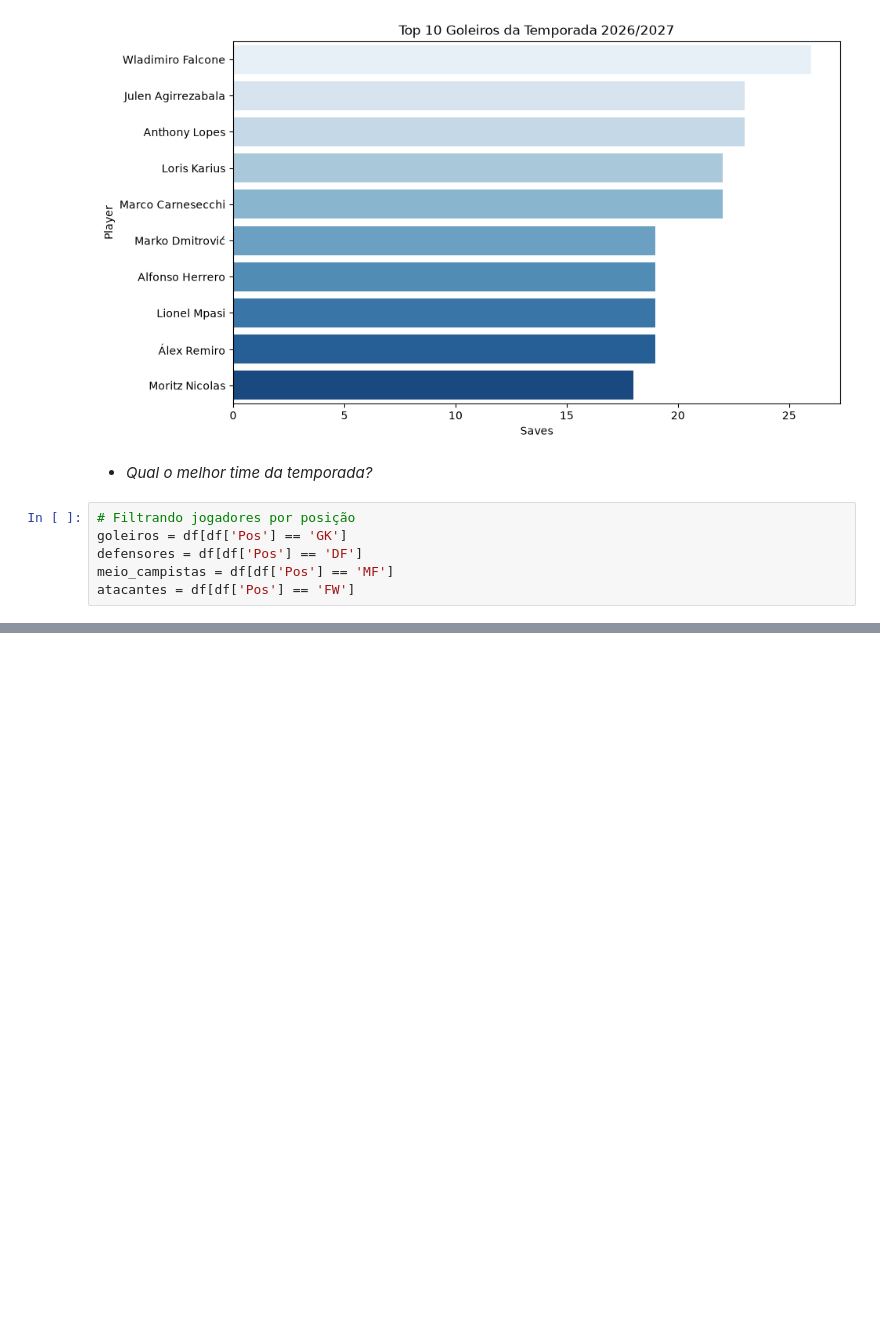
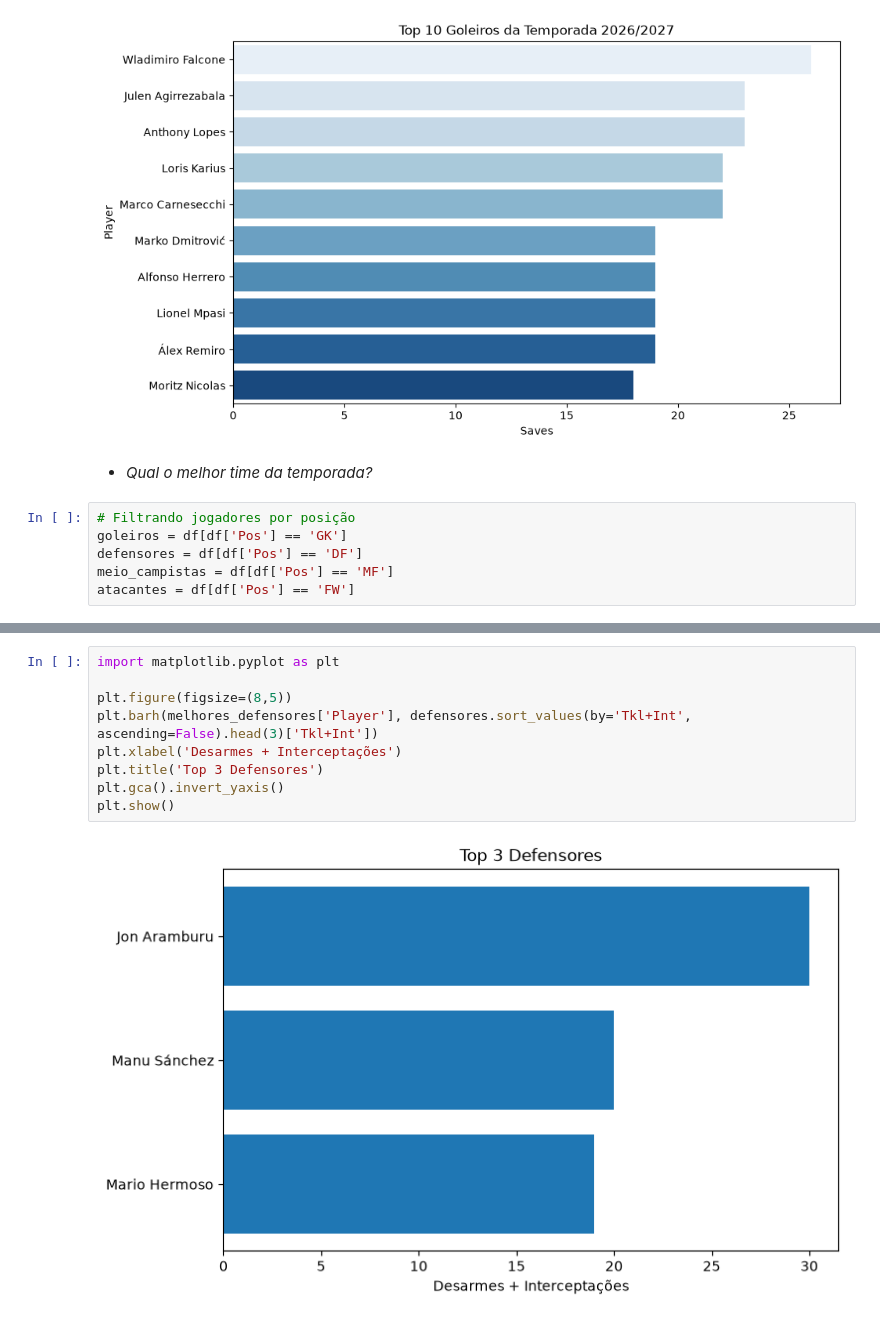
Before and after one commit to DanielSantanna1/analise-futebol-europeu, a Jupyter notebook: analise_futebol_europeu.ipynb, the cells around one changed output, grey strips where cells are left out. Drawn from its saved outputs; the diff is of its cells as text; blank space fills up the shorter version.

Commit message:
Adiciona gráficos de visualização

```diff
--- a/analise_futebol_europeu.ipynb
+++ b/analise_futebol_europeu.ipynb
@@ -279,2 +279,13 @@ Dream Team da Temporada 2026/2027:
 1554               Raphinha  FW       Barcelona          es La Liga
 1213          Kylian Mbappé  FW     Real Madrid          es La Liga
+# %%
+import matplotlib.pyplot as plt
+
+plt.figure(figsize=(8,5))
+plt.barh(melhores_defensores['Player'], defensores.sort_values(by='Tkl+Int', ascending=False).head(3)['Tkl+Int'])
+plt.xlabel('Desarmes + Interceptações')
+plt.title('Top 3 Defensores')
+plt.gca().invert_yaxis()
+plt.show()
+# %% [output]
+[figure, added]
```
Also changed, not shown: parts of 4 cells of this notebook.
